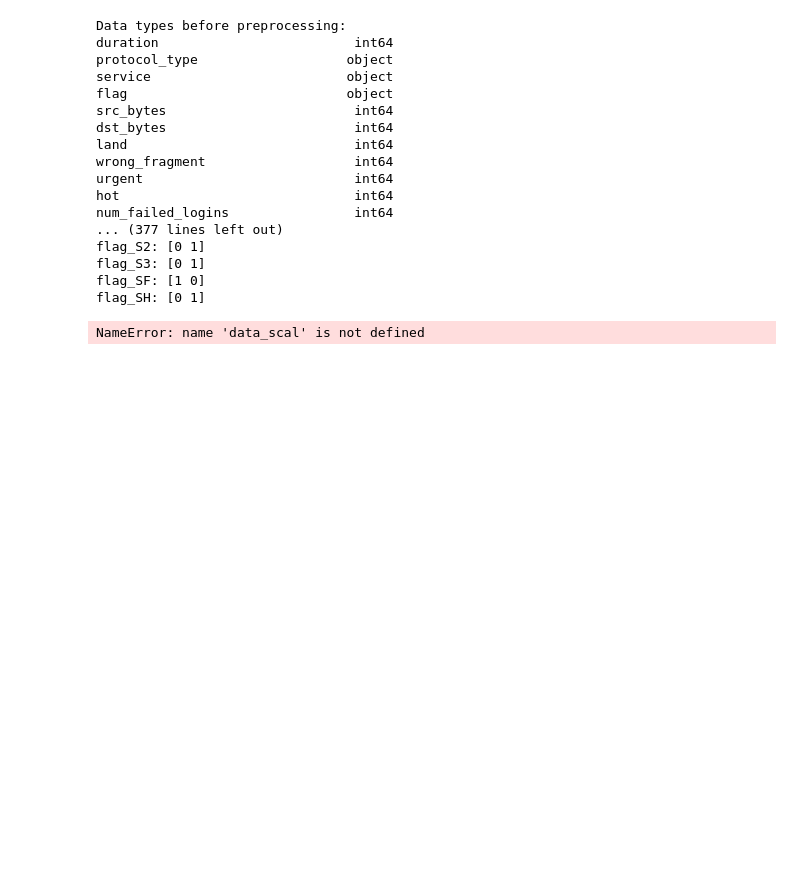
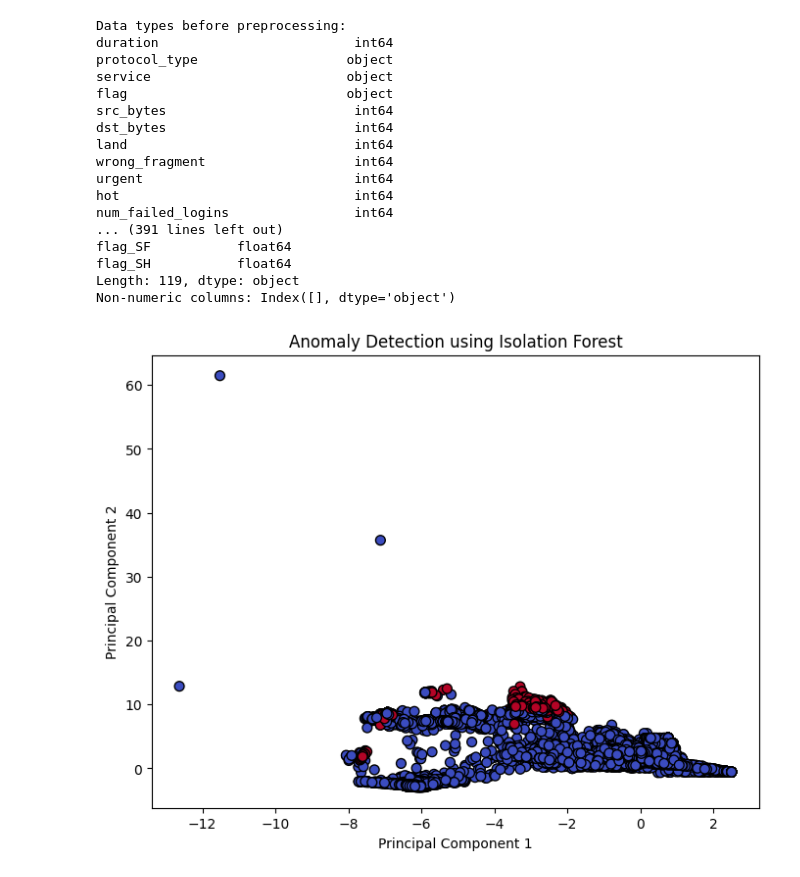
Before and after one commit to nayanmshah/Network-Traffic-Anomaly-Detection, a Jupyter notebook: notebooks/anomaly_detection.ipynb, the cells around one changed output. Saved outputs shown, nothing was run; the diff lists cells and outputs as text; code cells hidden in the pictures; blank space fills up the shorter version.

Commit message:
Absolute path changes

```diff
--- a/notebooks/anomaly_detection.ipynb
+++ b/notebooks/anomaly_detection.ipynb
@@ -2,7 +2,7 @@
 # Add the src directory to the Python path
 import sys
 import os
-sys.path.append('/Users/nshah/github/ai/Network-Traffic-Anomaly-Detection/src')  # Go up one level to the root and then access src
+sys.path.append('src')  # Go up one level to the root and then access src
 
 # Import the necessary modules
 import preprocess
@@ -10,43 +10,43 @@ import anomaly_detection as ad
 from sklearn.model_selection import train_test_split
 
 # Step 1: Load and preprocess data
-data = preprocess.load_data('~/github/ai/Network-Traffic-Anomaly-Detection/data/kddcup.data/kddcup.data')
+data = preprocess.load_data('/data/kddcup.data/kddcup.data')
 data_scaled = preprocess.preprocess_data(data)   # Preprocess the data (encode and scale)
 
 # Step 2: Check data types (for debugging purposes)
 print("Data types of features after preprocessing:")
 print(data_scaled.dtypes)
 
 non_numeric_columns = data_scaled.select_dtypes(exclude=['number']).columns
 print("Non-numeric columns:", non_numeric_columns)
 
 # Step 3: Split the data into training and test sets
 X_train, X_test = train_test_split(data_scaled, test_size=0.1, random_state=42)
 
 # Step 4: Train the anomaly detection model
 model = ad.train_isolation_forest(X_train)
 
 # Step 5: Predict anomalies in the test set
 y_pred = ad.predict_anomalies(model, X_test)
 
 # Step 6: Visualize the anomalies
 ad.visualize_anomalies(X_test, y_pred)
 # %% [output]
 Data types before preprocessing:
 duration                         int64
 protocol_type                   object
 service                         object
 flag                            object
 src_bytes                        int64
 dst_bytes                        int64
 land                             int64
 wrong_fragment                   int64
 urgent                           int64
 hot                              int64
 num_failed_logins                int64
-... (377 lines left out)
-flag_S2: [0 1]
-flag_S3: [0 1]
-flag_SF: [1 0]
-flag_SH: [0 1]
+... (391 lines left out)
+flag_SF           float64
+flag_SH           float64
+Length: 119, dtype: object
+Non-numeric columns: Index([], dtype='object')
-NameError: name 'data_scal' is not defined
+[figure, added]
```
